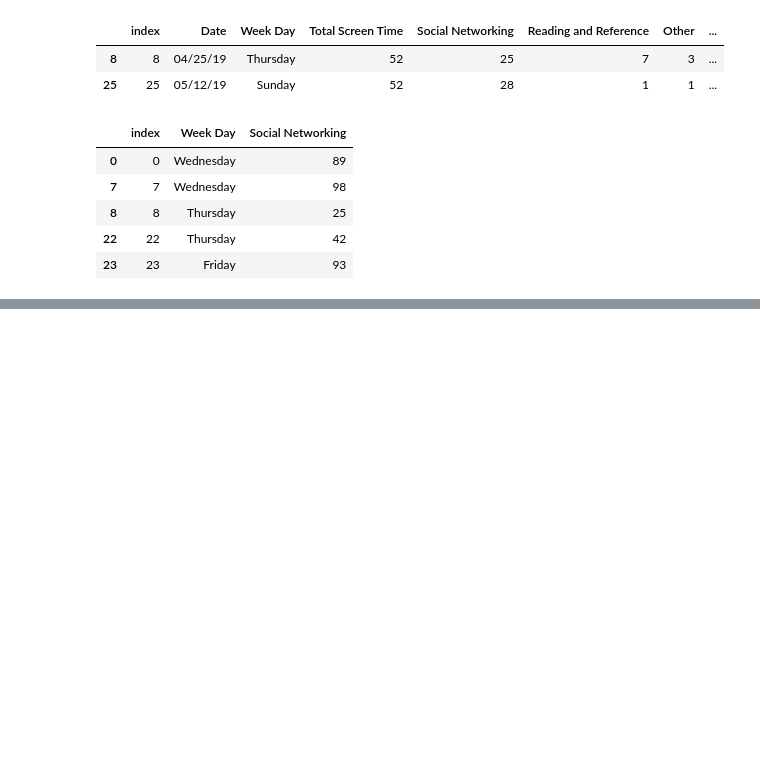
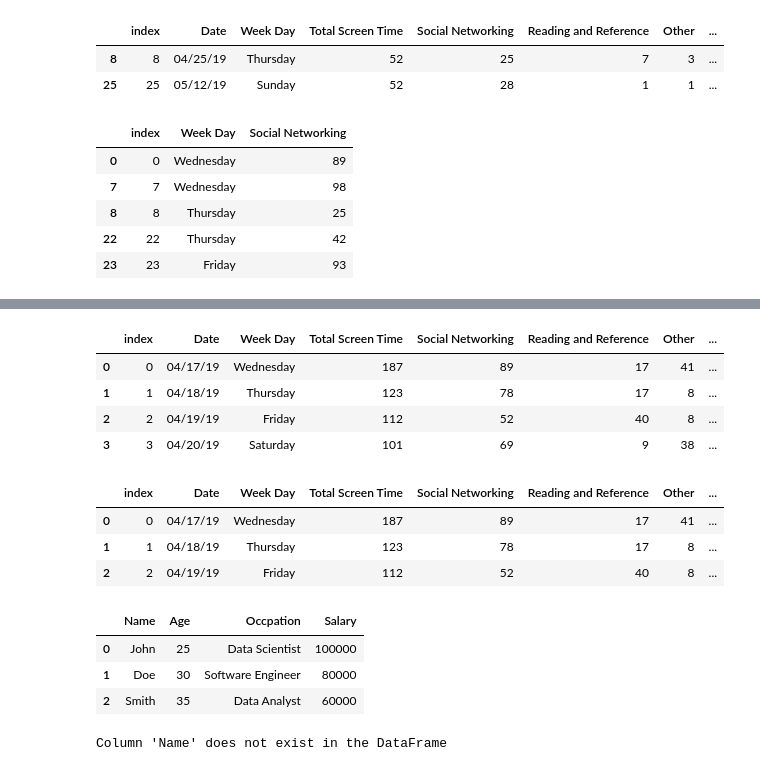
Before and after one commit to raaakibul/ML-course, a Jupyter notebook: Pandas/conditions.ipynb, the cells around one changed output, grey strips where cells are left out. Drawn from its saved outputs; the diff is of its cells as text; code cells hidden in the pictures; blank space fills up the shorter version.

```diff
--- a/Pandas/conditions.ipynb
+++ b/Pandas/conditions.ipynb
@@ -89,0 +125,37 @@ df[['index', 'Week Day','Social Networking']] [df['Productivity']>15]
+# %%
+df.loc[0:3]  #index value
+# %% [output]
+|  | index | Date | Week Day | Total Screen Time | Social Networking | Reading and Reference | Other | ... |
+| 0 | 0 | 04/17/19 | Wednesday | 187 | 89 | 17 | 41 | ... |
+| 1 | 1 | 04/18/19 | Thursday | 123 | 78 | 17 | 8 | ... |
+| 2 | 2 | 04/19/19 | Friday | 112 | 52 | 40 | 8 | ... |
+| 3 | 3 | 04/20/19 | Saturday | 101 | 69 | 9 | 38 | ... |
+# %%
+df.iloc[0:3]
+# %% [output]
+|  | index | Date | Week Day | Total Screen Time | Social Networking | Reading and Reference | Other | ... |
+| 0 | 0 | 04/17/19 | Wednesday | 187 | 89 | 17 | 41 | ... |
+| 1 | 1 | 04/18/19 | Thursday | 123 | 78 | 17 | 8 | ... |
+| 2 | 2 | 04/19/19 | Friday | 112 | 52 | 40 | 8 | ... |
+# %%
+data = {
+    'Name': ['John', 'Doe', 'Smith'],
+    'Age': [25, 30, 35],
+    'Occpation': ['Data Scientist', 'Software Engineer', 'Data Analyst'],
+    'Salary': [100000, 80000, 60000],
+}
+
+df2 = pd.DataFrame(data)
+df2
+# %% [output]
+|  | Name | Age | Occpation | Salary |
+| 0 | John | 25 | Data Scientist | 100000 |
+| 1 | Doe | 30 | Software Engineer | 80000 |
+| 2 | Smith | 35 | Data Analyst | 60000 |
+# %%
+if 'Name' in df2.columns:
+    df2.set_index('Name', inplace=True)
+else:
+    print("Column 'Name' does not exist in the DataFrame")
+# %% [output]
+Column 'Name' does not exist in the DataFrame
```
Also changed, not shown: parts of 2 cells of this notebook.
